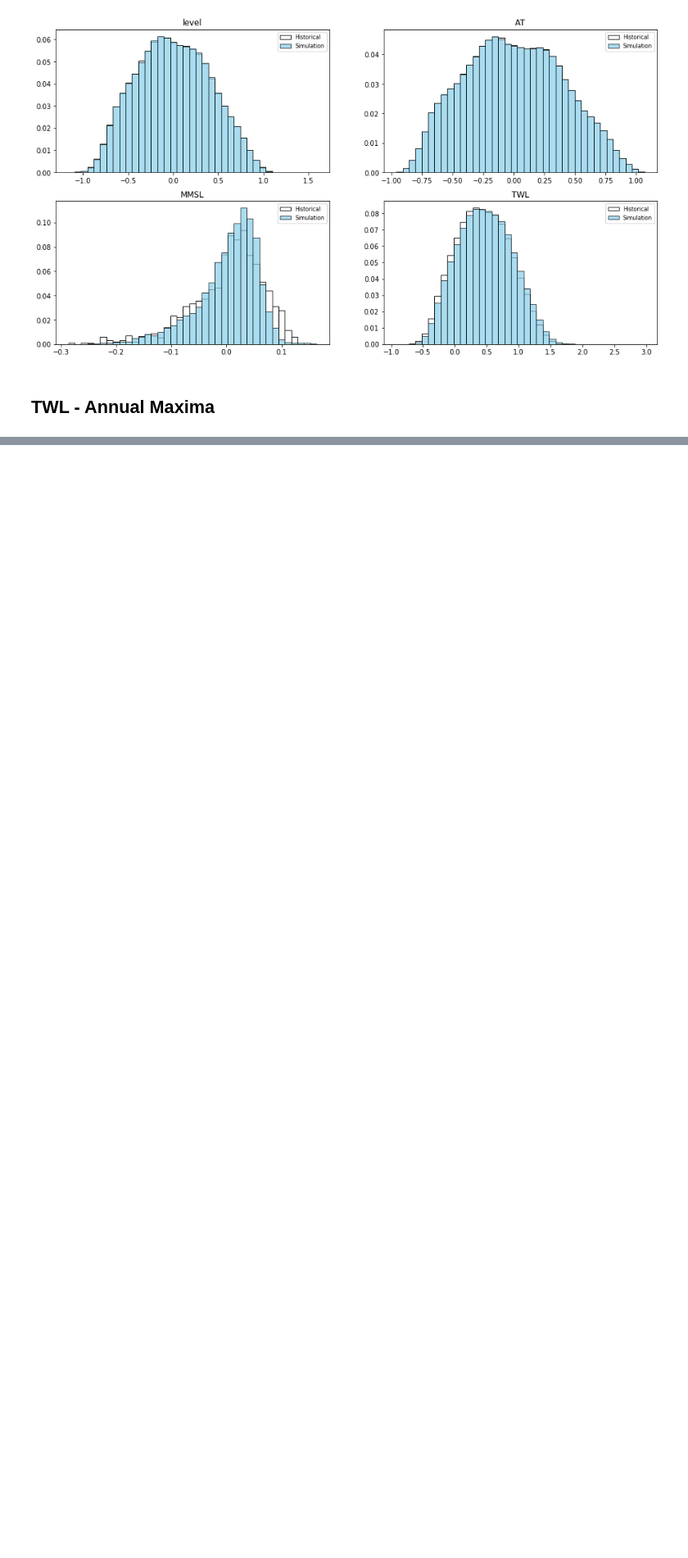
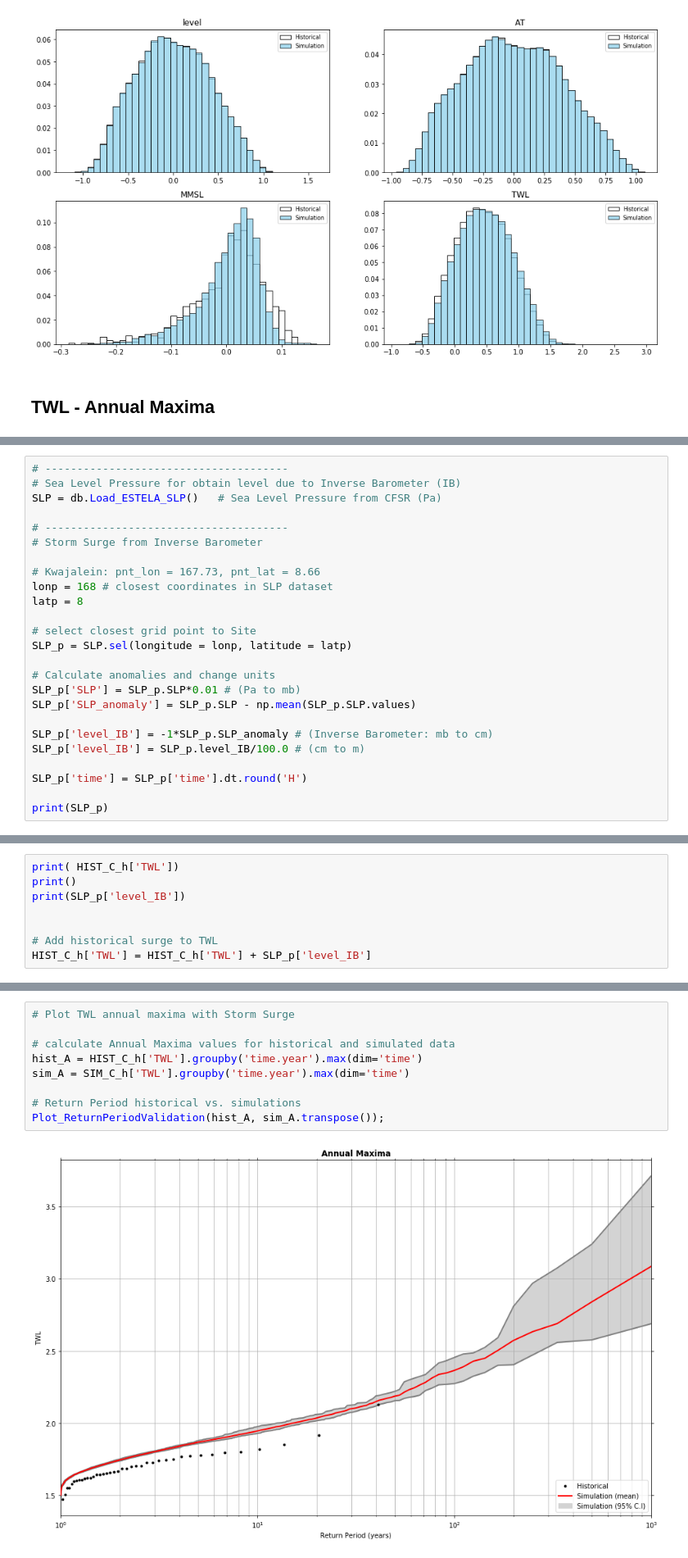
Before and after one commit to ripolln/teslakit, a Jupyter notebook: notebooks/KWAJALEIN/02_MetOcean_emulator/14_Validation.ipynb, the cells around one changed output, grey strips where cells are left out. Shown at 82% size. Saved outputs shown, nothing was run; the diff lists cells and outputs as text; blank space fills up the shorter version.

Commit message:
Kwajalein offshore 10 simulaciones emulador terminadas

```diff
--- a/notebooks/KWAJALEIN/02_MetOcean_emulator/14_Validation.ipynb
+++ b/notebooks/KWAJALEIN/02_MetOcean_emulator/14_Validation.ipynb
@@ -229,0 +232,25 @@ Plot_ReturnPeriodValidation(hist_A, sim_A.transpose());
+# %%
+# --------------------------------------
+# Sea Level Pressure for obtain level due to Inverse Barometer (IB)
+SLP = db.Load_ESTELA_SLP()   # Sea Level Pressure from CFSR (Pa)
+
+# --------------------------------------
+# Storm Surge from Inverse Barometer
+
+# Kwajalein: pnt_lon = 167.73, pnt_lat = 8.66
+lonp = 168 # closest coordinates in SLP dataset
+latp = 8
+
+# select closest grid point to Site
+SLP_p = SLP.sel(longitude = lonp, latitude = latp)
+
+# Calculate anomalies and change units
+SLP_p['SLP'] = SLP_p.SLP*0.01 # (Pa to mb)
+SLP_p['SLP_anomaly'] = SLP_p.SLP - np.mean(SLP_p.SLP.values)
+
+SLP_p['level_IB'] = -1*SLP_p.SLP_anomaly # (Inverse Barometer: mb to cm)
+SLP_p['level_IB'] = SLP_p.level_IB/100.0 # (cm to m)
+
+SLP_p['time'] = SLP_p['time'].dt.round('H')
+
+print(SLP_p)
@@ -229,0 +268,8 @@ Plot_ReturnPeriodValidation(hist_A, sim_A.transpose());
+# %%
+print( HIST_C_h['TWL'])
+print()
+print(SLP_p['level_IB'])
+
+
+# Add historical surge to TWL
+HIST_C_h['TWL'] = HIST_C_h['TWL'] + SLP_p['level_IB']
@@ -229,0 +293,11 @@ Plot_ReturnPeriodValidation(hist_A, sim_A.transpose());
+# %%
+# Plot TWL annual maxima with Storm Surge
+
+# calculate Annual Maxima values for historical and simulated data
+hist_A = HIST_C_h['TWL'].groupby('time.year').max(dim='time')
+sim_A = SIM_C_h['TWL'].groupby('time.year').max(dim='time')
+
+# Return Period historical vs. simulations
+Plot_ReturnPeriodValidation(hist_A, sim_A.transpose());
+# %% [output]
+[figure, added]
```
Also changed, not shown: parts of 6 cells of this notebook, 6 other files.
